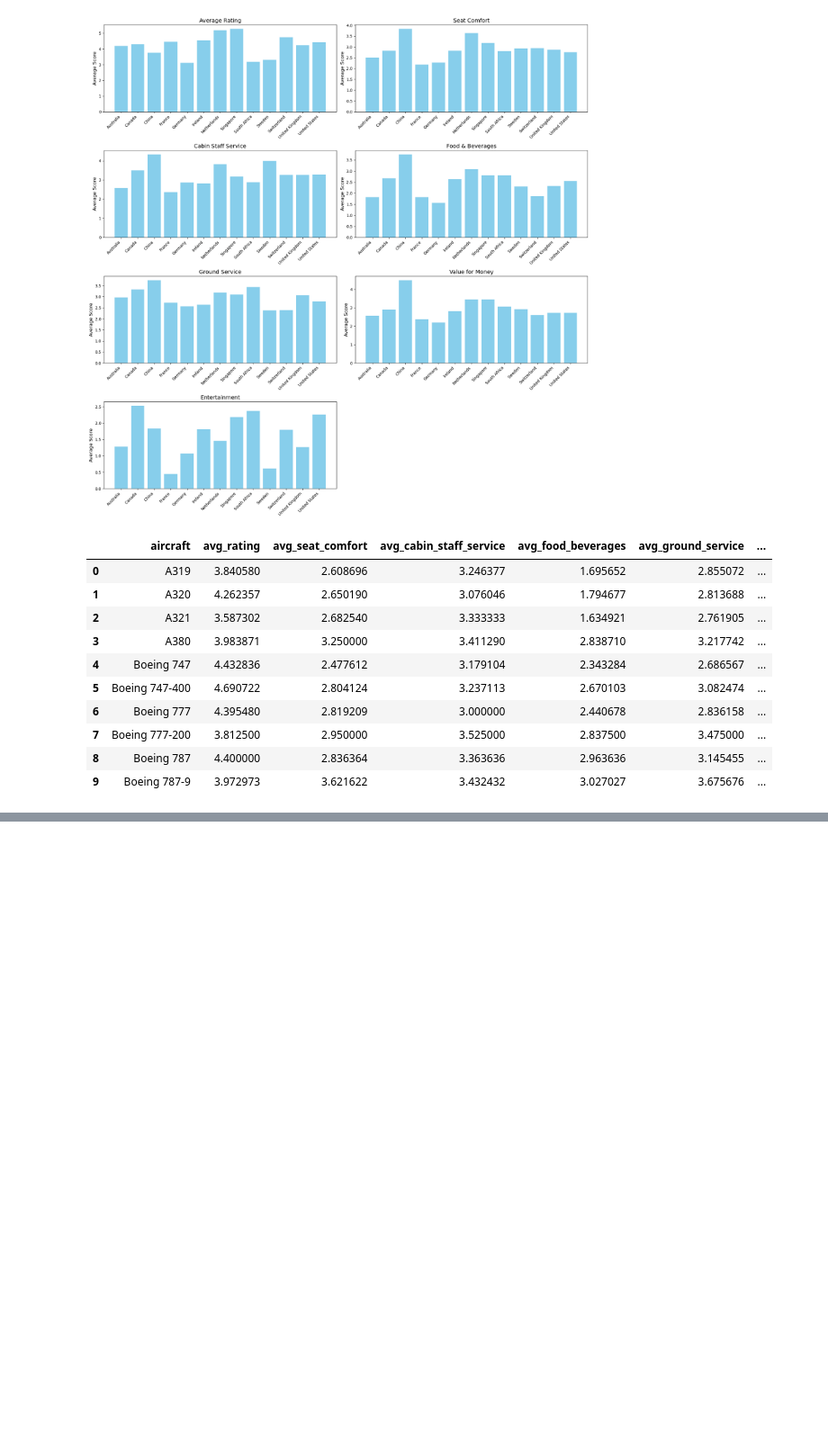
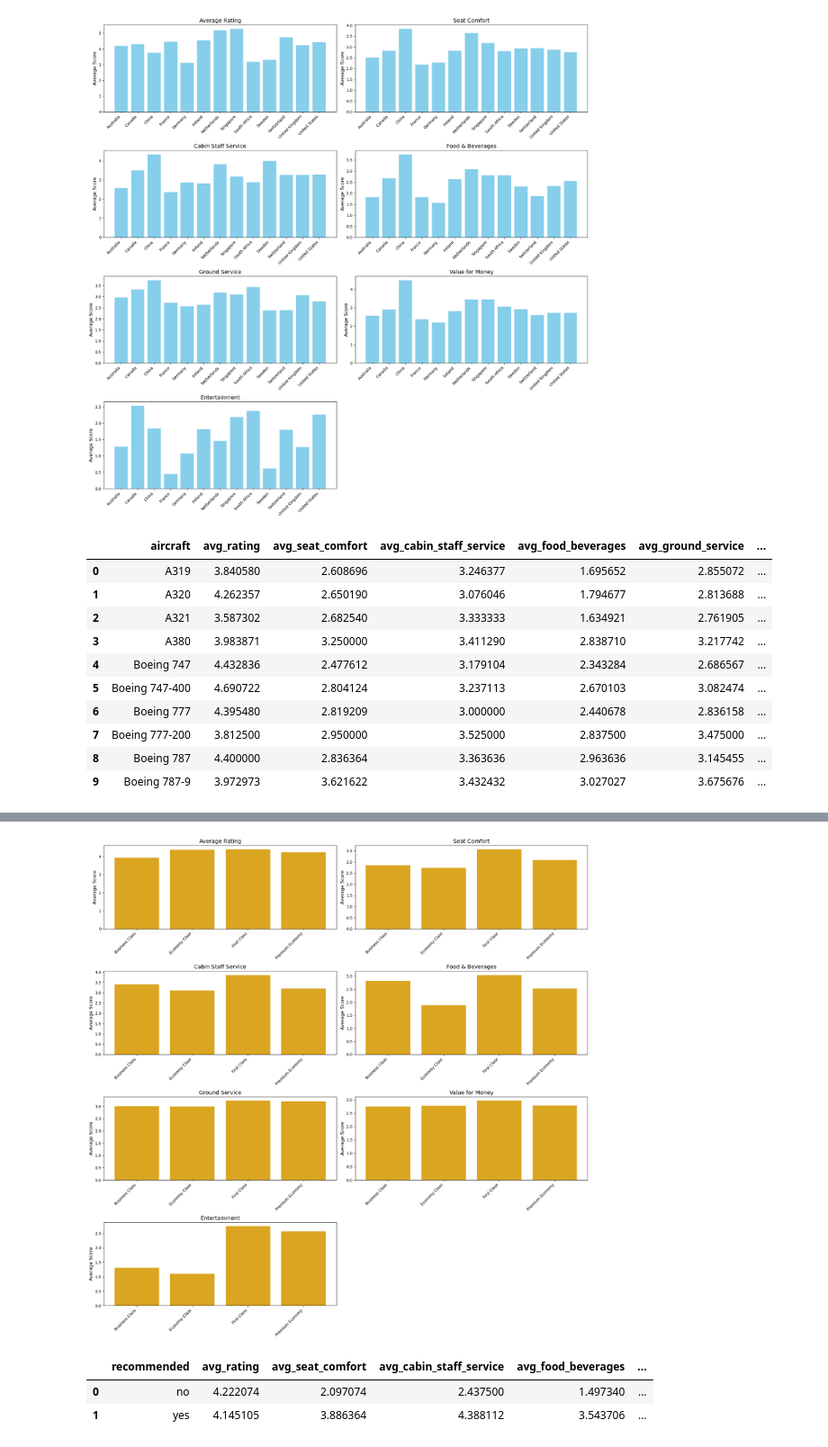
Before and after one commit to MuiruKamau/British-Airline-Reviews-Analysis, a Jupyter notebook: ba.ipynb, the cells around one changed output, grey strips where cells are left out. Shown at 90% size. Saved outputs shown, nothing was run; the diff lists cells and outputs as text; code cells hidden in the pictures; blank space fills up the shorter version.

```diff
--- a/ba.ipynb
+++ b/ba.ipynb
@@ -508,0 +579,15 @@ aircraft_influence_analysis
+# %%
+# Group data by seat type and calculate average metrics
+seat_type_influence = merged_data.groupby('seat_type').agg(
+    avg_rating=('rating', 'mean'),
+    avg_seat_comfort=('seat_comfort', 'mean'),
+    avg_cabin_staff_service=('cabin_staff_service', 'mean'),
+    avg_food_beverages=('food_beverages', 'mean'),
+    avg_ground_service=('ground_service', 'mean'),
+    avg_value_for_money=('value_for_money', 'mean'),
+    avg_entertainment=('entertainment', 'mean')
+).reset_index()
+
+# Display the analysis
+
+seat_type_influence
@@ -508,0 +600,43 @@ aircraft_influence_analysis
+# %%
+# Set up the figure for multiple bar charts
+metrics = [
+    'avg_rating', 'avg_seat_comfort', 'avg_cabin_staff_service',
+    'avg_food_beverages', 'avg_ground_service', 'avg_value_for_money', 'avg_entertainment'
+]
+titles = [
+    'Average Rating', 'Seat Comfort', 'Cabin Staff Service',
+    'Food & Beverages', 'Ground Service', 'Value for Money', 'Entertainment'
+]
+
+# Create subplots for each metric
+plt.figure(figsize=(18, 18))
+for i, (metric, title) in enumerate(zip(metrics, titles)):
+    plt.subplot(4, 2, i + 1)
+    plt.bar(seat_type_influence['seat_type'], seat_type_influence[metric], color='goldenrod')
+    plt.title(title, fontsize=14)
+    plt.xticks(rotation=45, ha='right', fontsize=10)
+    plt.ylabel('Average Score', fontsize=12)
+    plt.tight_layout()
+
+plt.show()
+# %% [output]
+[figure, added]
+# %%
+# Group data by recommendation status and calculate average metrics
+recommendation_influence = merged_data.groupby('recommended').agg(
+    avg_rating=('rating', 'mean'),
+    avg_seat_comfort=('seat_comfort', 'mean'),
+    avg_cabin_staff_service=('cabin_staff_service', 'mean'),
+    avg_food_beverages=('food_beverages', 'mean'),
+    avg_ground_service=('ground_service', 'mean'),
+    avg_value_for_money=('value_for_money', 'mean'),
+    avg_entertainment=('entertainment', 'mean')
+).reset_index()
+
+# Display the analysis
+
+recommendation_influence
+# %% [output]
+|  | recommended | avg_rating | avg_seat_comfort | avg_cabin_staff_service | avg_food_beverages | ... |
+| 0 | no | 4.222074 | 2.097074 | 2.437500 | 1.497340 | ... |
+| 1 | yes | 4.145105 | 3.886364 | 4.388112 | 3.543706 | ... |
```
Also changed, not shown: parts of 10 cells of this notebook.
